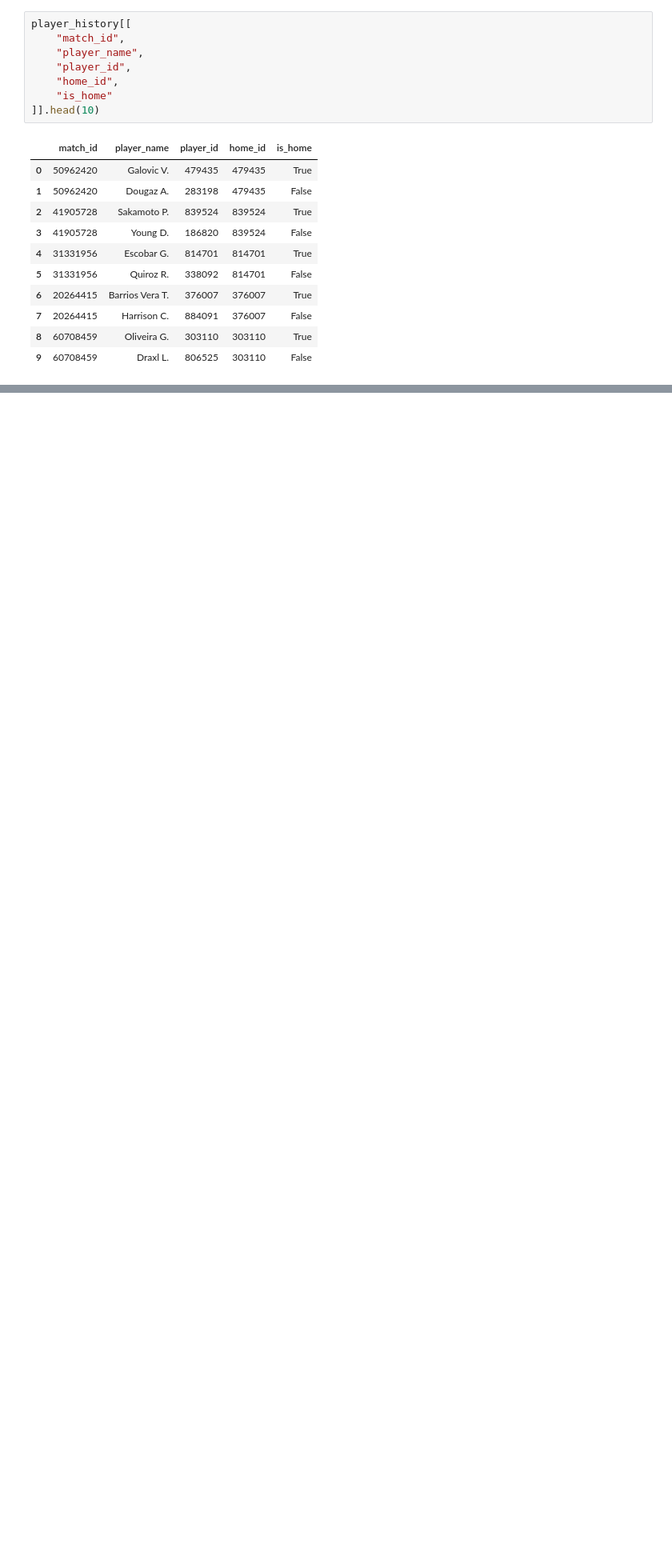
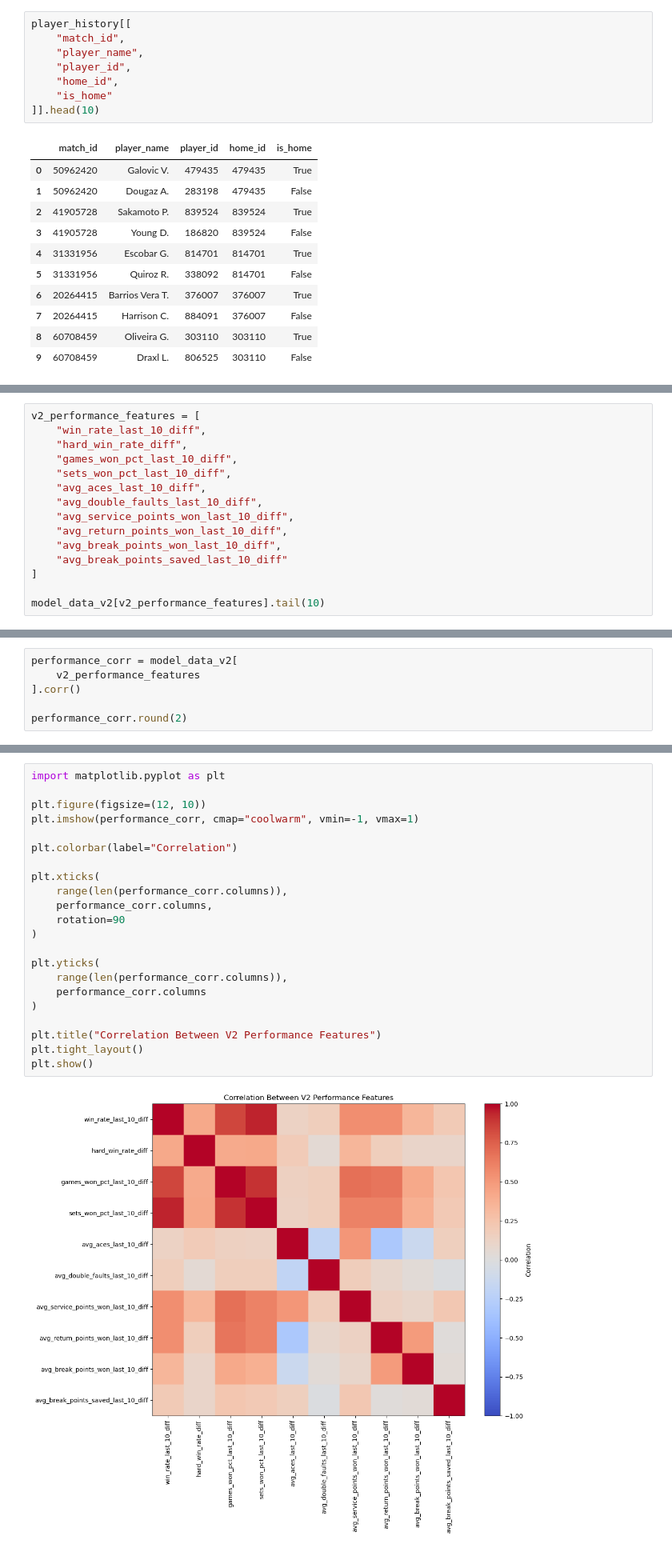
Before and after one commit to chirag330/Tennis-ML-Predictor---US-Open, a Jupyter notebook: Main.ipynb, the cells around one changed output, grey strips where cells are left out. Shown at 80% size. Drawn from its saved outputs; the diff is of its cells as text; blank space fills up the shorter version.

```diff
--- a/Main.ipynb
+++ b/Main.ipynb
@@ -1235,0 +1457,15 @@ player_history[[
+# %%
+v2_performance_features = [
+    "win_rate_last_10_diff",
+    "hard_win_rate_diff",
+    "games_won_pct_last_10_diff",
+    "sets_won_pct_last_10_diff",
+    "avg_aces_last_10_diff",
+    "avg_double_faults_last_10_diff",
+    "avg_service_points_won_last_10_diff",
+    "avg_return_points_won_last_10_diff",
+    "avg_break_points_won_last_10_diff",
+    "avg_break_points_saved_last_10_diff"
+]
+
+model_data_v2[v2_performance_features].tail(10)
@@ -1235,0 +1608,6 @@ player_history[[
+# %%
+performance_corr = model_data_v2[
+    v2_performance_features
+].corr()
+
+performance_corr.round(2)
@@ -1235,0 +1626,24 @@ player_history[[
+# %%
+import matplotlib.pyplot as plt
+
+plt.figure(figsize=(12, 10))
+plt.imshow(performance_corr, cmap="coolwarm", vmin=-1, vmax=1)
+
+plt.colorbar(label="Correlation")
+
+plt.xticks(
+    range(len(performance_corr.columns)),
+    performance_corr.columns,
+    rotation=90
+)
+
+plt.yticks(
+    range(len(performance_corr.columns)),
+    performance_corr.columns
+)
+
+plt.title("Correlation Between V2 Performance Features")
+plt.tight_layout()
+plt.show()
+# %% [output]
+[figure, added]
```
Also changed, not shown: parts of 33 cells of this notebook, 1 other file.
